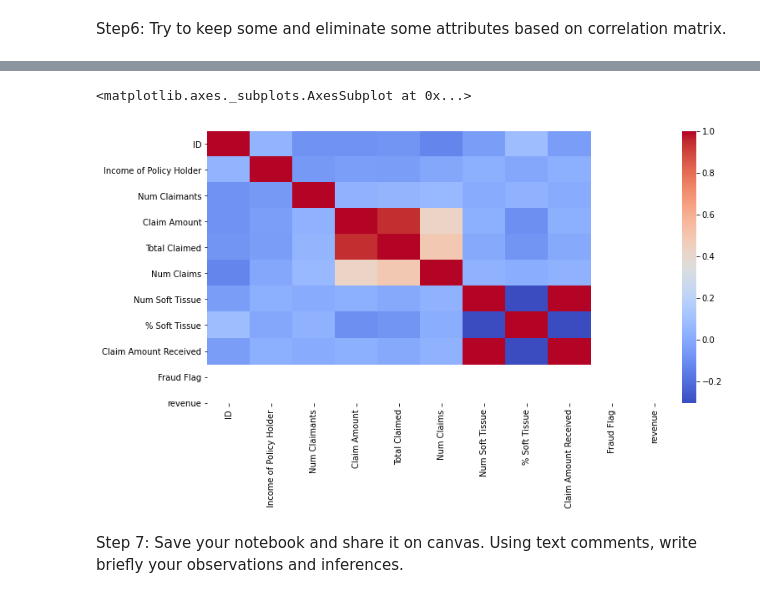
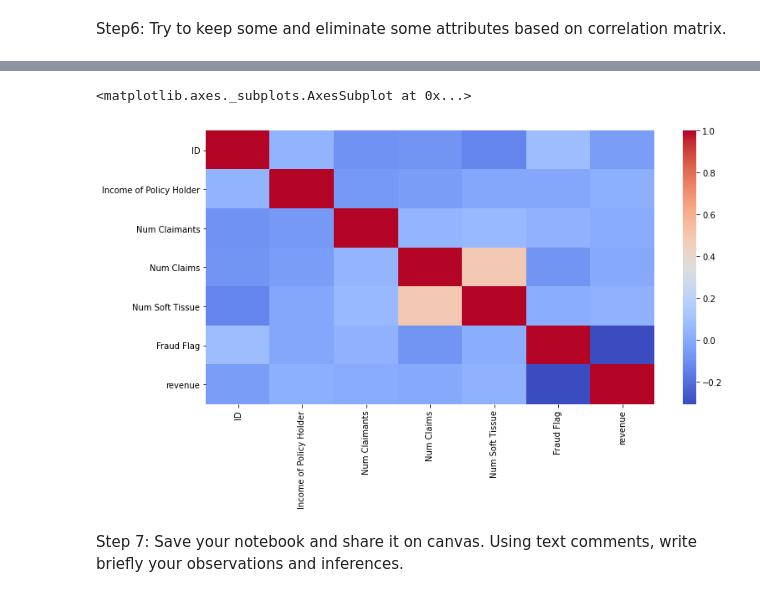
Before and after one commit to timc823/IST347, a Jupyter notebook: Week_2/Assignment#1-1.ipynb, the cells around one changed output, grey strips where cells are left out. Cells and saved outputs as stored; diff of their text form; code cells hidden in the pictures.

Commit message:
update heatmap

```diff
--- a/Week_2/Assignment#1-1.ipynb
+++ b/Week_2/Assignment#1-1.ipynb
@@ -152,7 +152,7 @@ sns.heatmap(corr,
 # %% [markdown]
 Step6: Try to keep some and eliminate some attributes based on correlation matrix.
 # %%
-df.drop(columns= ['Claim Amount','% Soft Tissue'],inplace=True)
+df.drop(columns= ['Claim Amount','% Soft Tissue','Total Claimed','Claim Amount Received'], inplace=True)
 # %%
 df.head()
 # %% [output]
@@ -165,11 +165,11 @@ df.head()
 # %%
 new_corr = df.corr()
 plt.figure(figsize=(12,6))
 sns.heatmap(new_corr,
-        xticklabels=corr.columns,
-        yticklabels=corr.columns, cmap='coolwarm')
+        xticklabels=new_corr.columns,
+        yticklabels=new_corr.columns, cmap='coolwarm')
 # %% [output]
 <matplotlib.axes._subplots.AxesSubplot at 0x...>
-[figure, old version]
+[figure, new version]
 # %% [markdown]
 Step 7: Save your notebook and share it on canvas. Using text comments,  write briefly your observations and inferences.
```
